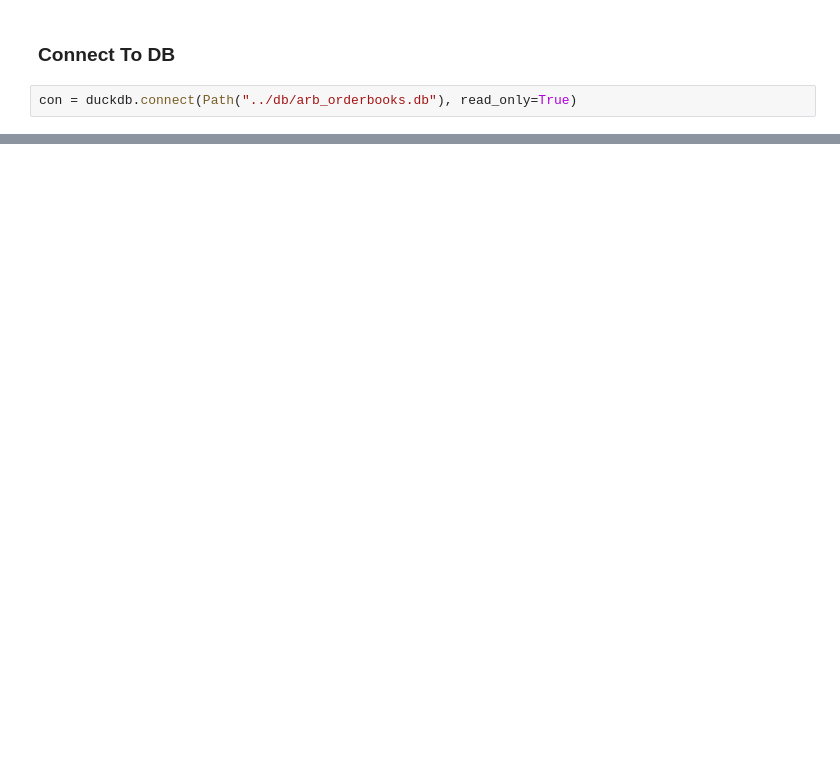
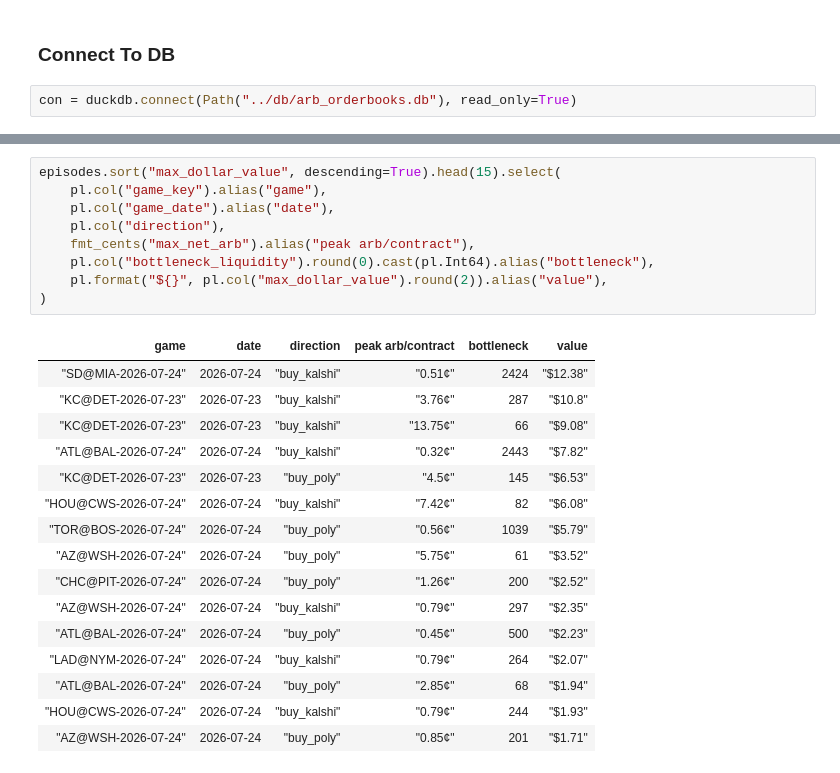
Before and after one commit to zhinit/prediction-market-analysis, a Jupyter notebook: analysis/cross_platform_arbitrage.ipynb, the cells around one changed output, grey strips where cells are left out. Drawn from its saved outputs; the diff is of its cells as text; blank space fills up the shorter version.

```diff
--- a/analysis/cross_platform_arbitrage.ipynb
+++ b/analysis/cross_platform_arbitrage.ipynb
@@ -504,0 +270,26 @@ More collection days would strengthen or weaken these findings.
+# %%
+episodes.sort("max_dollar_value", descending=True).head(15).select(
+    pl.col("game_key").alias("game"),
+    pl.col("game_date").alias("date"),
+    pl.col("direction"),
+    fmt_cents("max_net_arb").alias("peak arb/contract"),
+    pl.col("bottleneck_liquidity").round(0).cast(pl.Int64).alias("bottleneck"),
+    pl.format("${}", pl.col("max_dollar_value").round(2)).alias("value"),
+)
+# %% [output]
+| game | date | direction | peak arb/contract | bottleneck | value |
+| "SD@MIA-2026-07-24" | 2026-07-24 | "buy_kalshi" | "0.51¢" | 2424 | "$12.38" |
+| "KC@DET-2026-07-23" | 2026-07-23 | "buy_kalshi" | "3.76¢" | 287 | "$10.8" |
+| "KC@DET-2026-07-23" | 2026-07-23 | "buy_kalshi" | "13.75¢" | 66 | "$9.08" |
+| "ATL@BAL-2026-07-24" | 2026-07-24 | "buy_kalshi" | "0.32¢" | 2443 | "$7.82" |
+| "KC@DET-2026-07-23" | 2026-07-23 | "buy_poly" | "4.5¢" | 145 | "$6.53" |
+| "HOU@CWS-2026-07-24" | 2026-07-24 | "buy_kalshi" | "7.42¢" | 82 | "$6.08" |
+| "TOR@BOS-2026-07-24" | 2026-07-24 | "buy_poly" | "0.56¢" | 1039 | "$5.79" |
+| "AZ@WSH-2026-07-24" | 2026-07-24 | "buy_poly" | "5.75¢" | 61 | "$3.52" |
+| "CHC@PIT-2026-07-24" | 2026-07-24 | "buy_poly" | "1.26¢" | 200 | "$2.52" |
+| "AZ@WSH-2026-07-24" | 2026-07-24 | "buy_kalshi" | "0.79¢" | 297 | "$2.35" |
+| "ATL@BAL-2026-07-24" | 2026-07-24 | "buy_poly" | "0.45¢" | 500 | "$2.23" |
+| "LAD@NYM-2026-07-24" | 2026-07-24 | "buy_kalshi" | "0.79¢" | 264 | "$2.07" |
+| "ATL@BAL-2026-07-24" | 2026-07-24 | "buy_poly" | "2.85¢" | 68 | "$1.94" |
+| "HOU@CWS-2026-07-24" | 2026-07-24 | "buy_kalshi" | "0.79¢" | 244 | "$1.93" |
+| "AZ@WSH-2026-07-24" | 2026-07-24 | "buy_poly" | "0.85¢" | 201 | "$1.71" |
```
Also changed, not shown: parts of 65 cells of this notebook.
